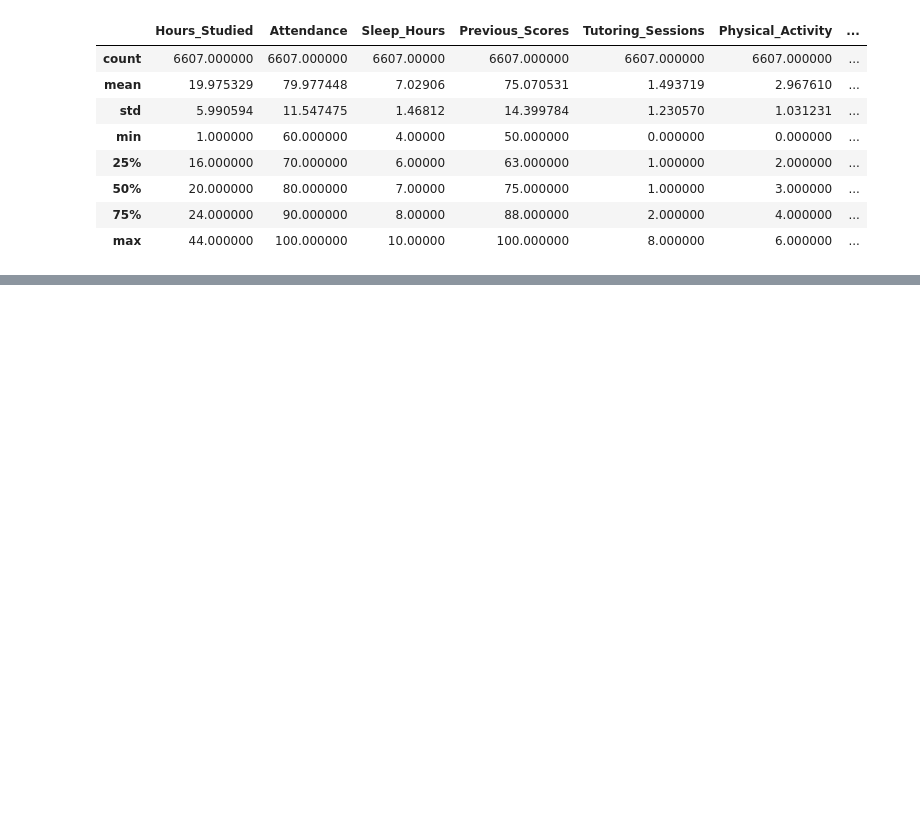
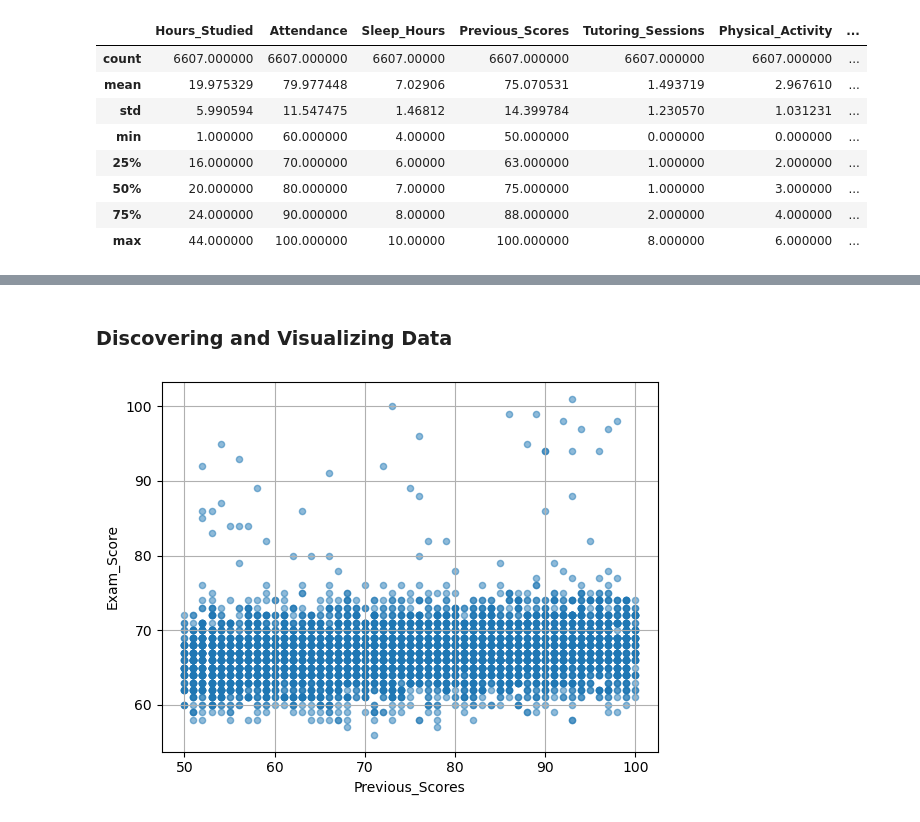
Before and after one commit to jmartinlusso/SEPA, a Jupyter notebook: student_perf.ipynb, the cells around one changed output, grey strips where cells are left out. Drawn from its saved outputs; the diff is of its cells as text; code cells hidden in the pictures; blank space fills up the shorter version.

```diff
--- a/student_perf.ipynb
+++ b/student_perf.ipynb
@@ -62,0 +84,7 @@ df.describe()
+# %% [markdown]
+### Discovering and Visualizing Data
+# %%
+train_set.plot(kind="scatter", x="Previous_Scores", y="Exam_Score", grid=True, alpha=0.5)
+plt.show()
+# %% [output]
+[figure, added]
```
Also changed, not shown: parts of 15 cells of this notebook, 1 other file.
